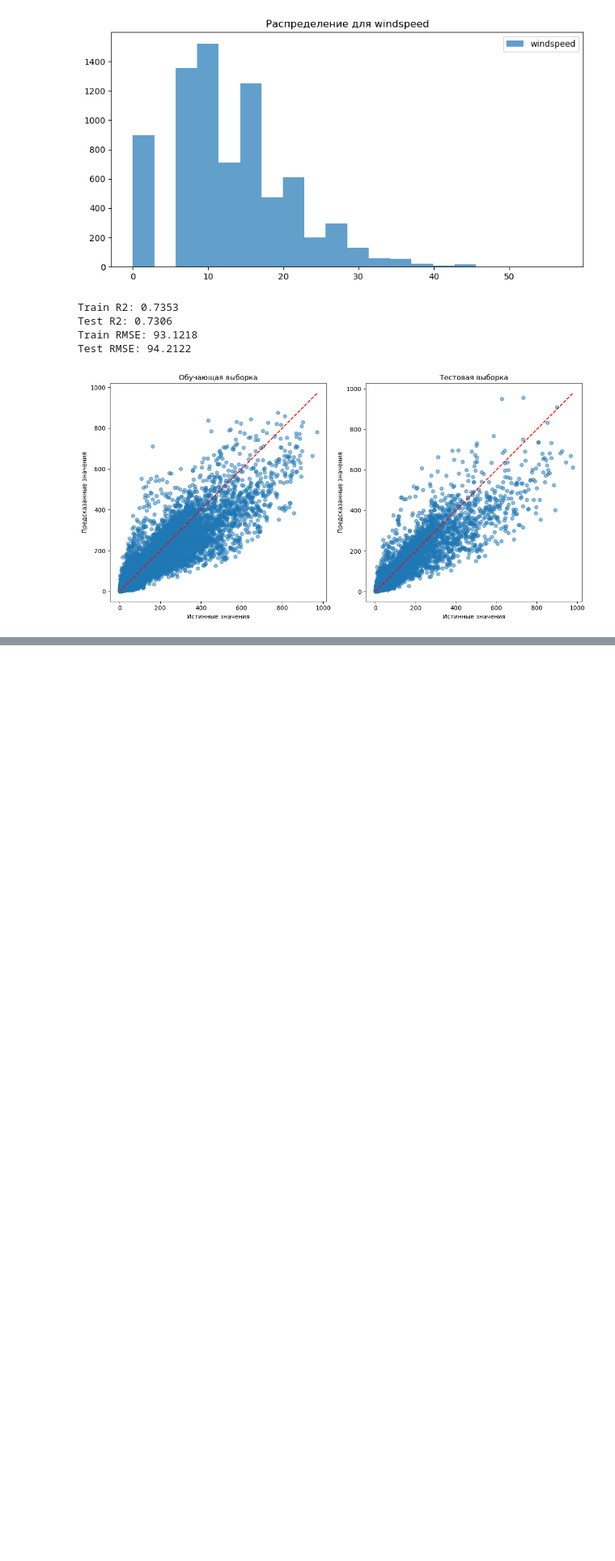
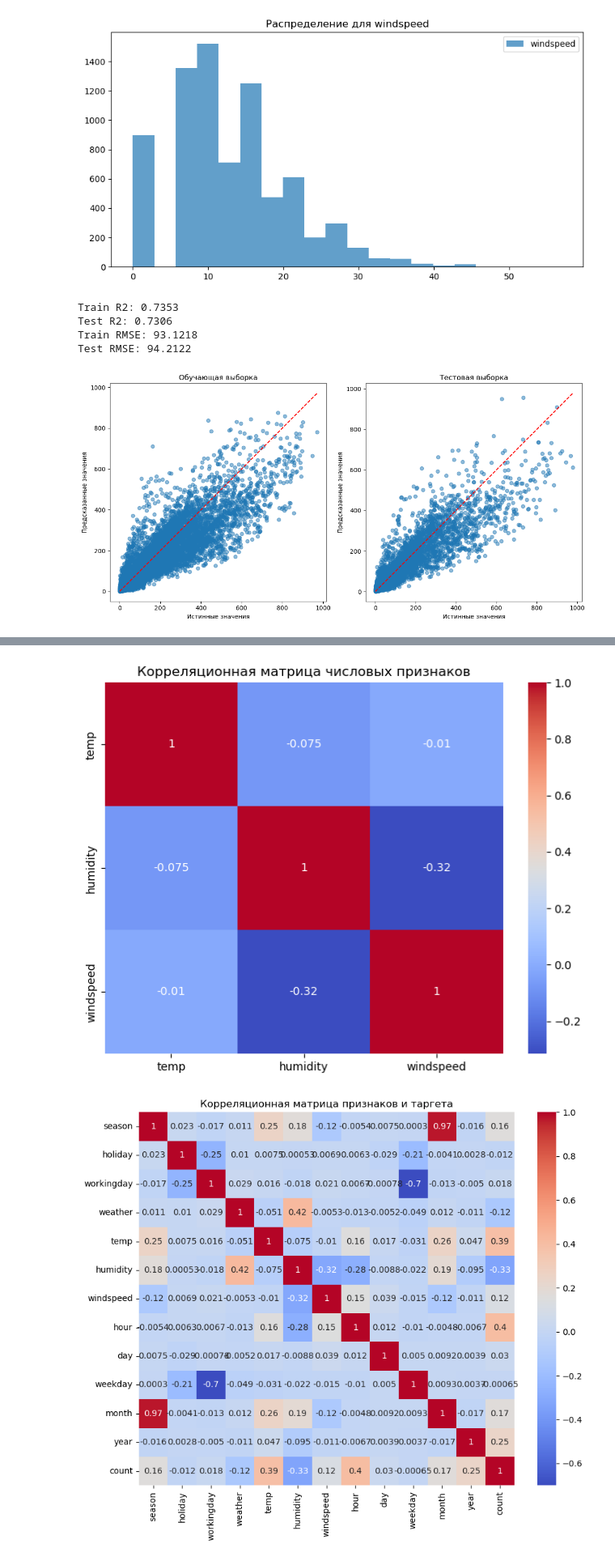
Before and after one commit to Erygfry/DataScience_HW, a Jupyter notebook: HW_4/Задание 2.ipynb, the cells around one changed output, grey strips where cells are left out. Shown at 81% size. Drawn from its saved outputs; the diff is of its cells as text; code cells hidden in the pictures; blank space fills up the shorter version.

```diff
--- a/HW_4/Задание 2.ipynb
+++ b/HW_4/Задание 2.ipynb
@@ -249,0 +393,25 @@ Test RMSE: 94.2122
+# %%
+
+# Корреляционный анализ
+X_train = X_train.drop('atemp', axis=1)
+X_test = X_test.drop('atemp', axis=1)
+numerical_features.remove('atemp')
+
+corr_matrix = X_train[numerical_features].corr()
+plt.figure(figsize=(8, 6))
+sns.heatmap(corr_matrix, annot=True, cmap='coolwarm')
+plt.title("Корреляционная матрица числовых признаков")
+plt.show()
+
+# Корреляция с целевой переменной
+temp_df = X_train.copy()
+temp_df['count'] = y_train
+
+corr_matrix = temp_df.corr()
+plt.figure(figsize=(10, 8))
+sns.heatmap(corr_matrix, annot=True, cmap='coolwarm')
+plt.title("Корреляционная матрица признаков и таргета")
+plt.show()
+# %% [output]
+[figure, added]
+[figure, added]
```
Also changed, not shown: parts of 13 cells of this notebook.
